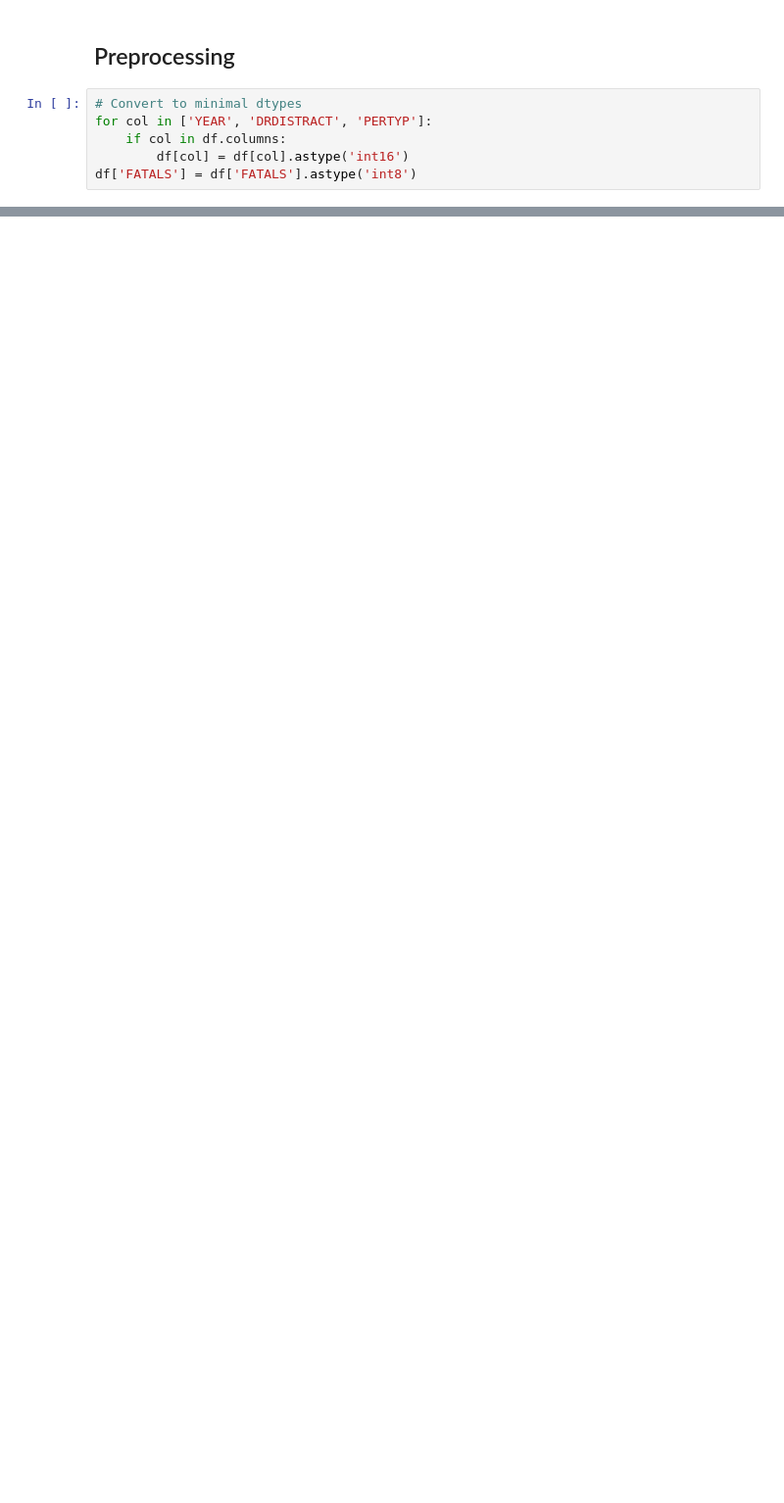
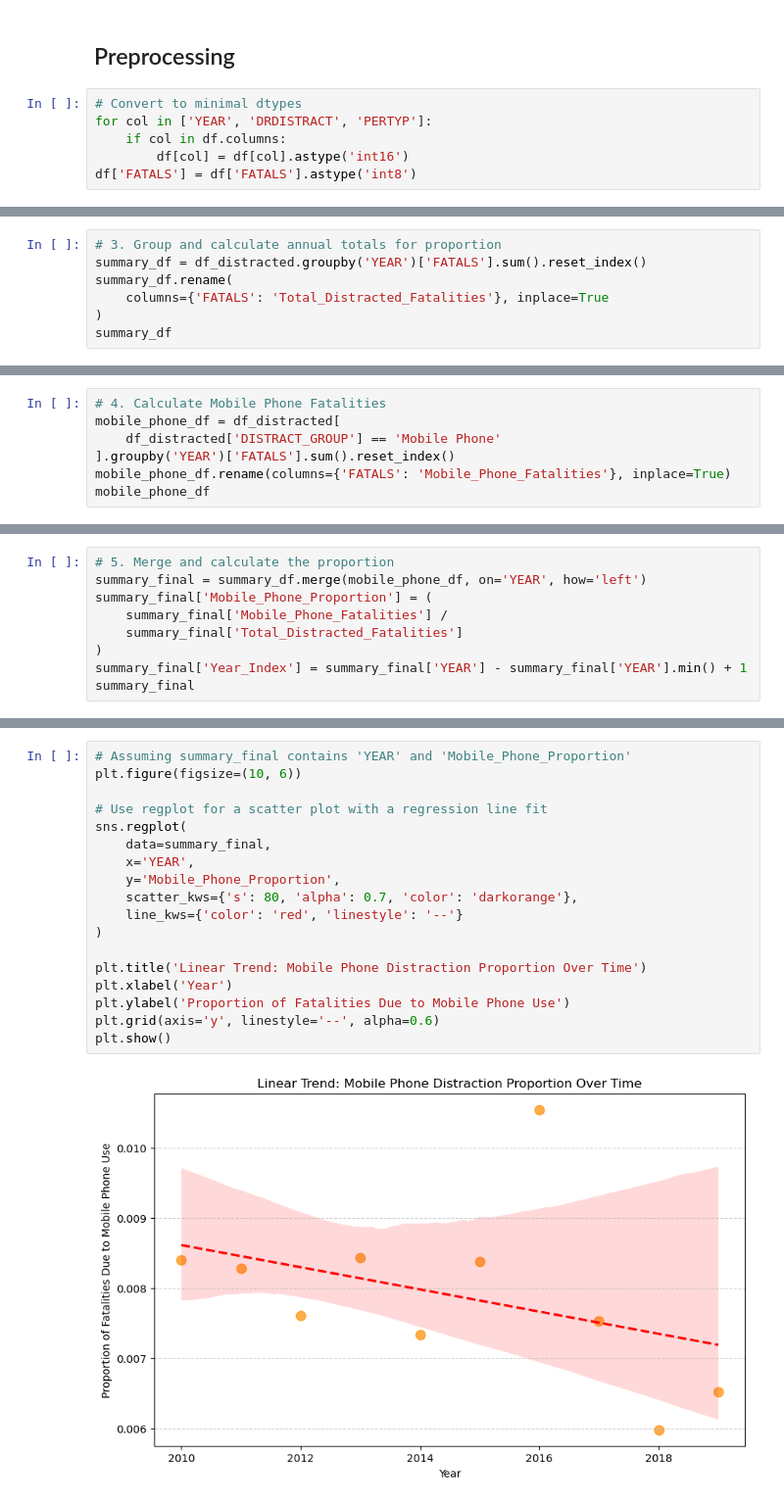
Before and after one commit to ikathuria/DistractedDrivingFatalities, a Jupyter notebook: preprocess_data.ipynb, the cells around one changed output, grey strips where cells are left out. Shown: that part at 98% size. Cells and saved outputs as stored; diff of their text form; blank space fills up the shorter version.

```diff
--- a/preprocess_data.ipynb
+++ b/preprocess_data.ipynb
@@ -122,0 +143,7 @@ df.head()
+# %%
+# 3. Group and calculate annual totals for proportion
+summary_df = df_distracted.groupby('YEAR')['FATALS'].sum().reset_index()
+summary_df.rename(
+    columns={'FATALS': 'Total_Distracted_Fatalities'}, inplace=True
+)
+summary_df
@@ -122,0 +162,7 @@ df.head()
+# %%
+# 4. Calculate Mobile Phone Fatalities
+mobile_phone_df = df_distracted[
+    df_distracted['DISTRACT_GROUP'] == 'Mobile Phone'
+].groupby('YEAR')['FATALS'].sum().reset_index()
+mobile_phone_df.rename(columns={'FATALS': 'Mobile_Phone_Fatalities'}, inplace=True)
+mobile_phone_df
@@ -122,0 +181,9 @@ df.head()
+# %%
+# 5. Merge and calculate the proportion
+summary_final = summary_df.merge(mobile_phone_df, on='YEAR', how='left')
+summary_final['Mobile_Phone_Proportion'] = (
+    summary_final['Mobile_Phone_Fatalities'] /
+    summary_final['Total_Distracted_Fatalities']
+)
+summary_final['Year_Index'] = summary_final['YEAR'] - summary_final['YEAR'].min() + 1
+summary_final
@@ -147,0 +214,20 @@ plt.show()
+# %%
+# Assuming summary_final contains 'YEAR' and 'Mobile_Phone_Proportion'
+plt.figure(figsize=(10, 6))
+
+# Use regplot for a scatter plot with a regression line fit
+sns.regplot(
+    data=summary_final,
+    x='YEAR',
+    y='Mobile_Phone_Proportion',
+    scatter_kws={'s': 80, 'alpha': 0.7, 'color': 'darkorange'},
+    line_kws={'color': 'red', 'linestyle': '--'}
+)
+
+plt.title('Linear Trend: Mobile Phone Distraction Proportion Over Time')
+plt.xlabel('Year')
+plt.ylabel('Proportion of Fatalities Due to Mobile Phone Use')
+plt.grid(axis='y', linestyle='--', alpha=0.6)
+plt.show()
+# %% [output]
+[figure, added]
```
Also changed, not shown: parts of 20 cells of this notebook, 2 other files.
